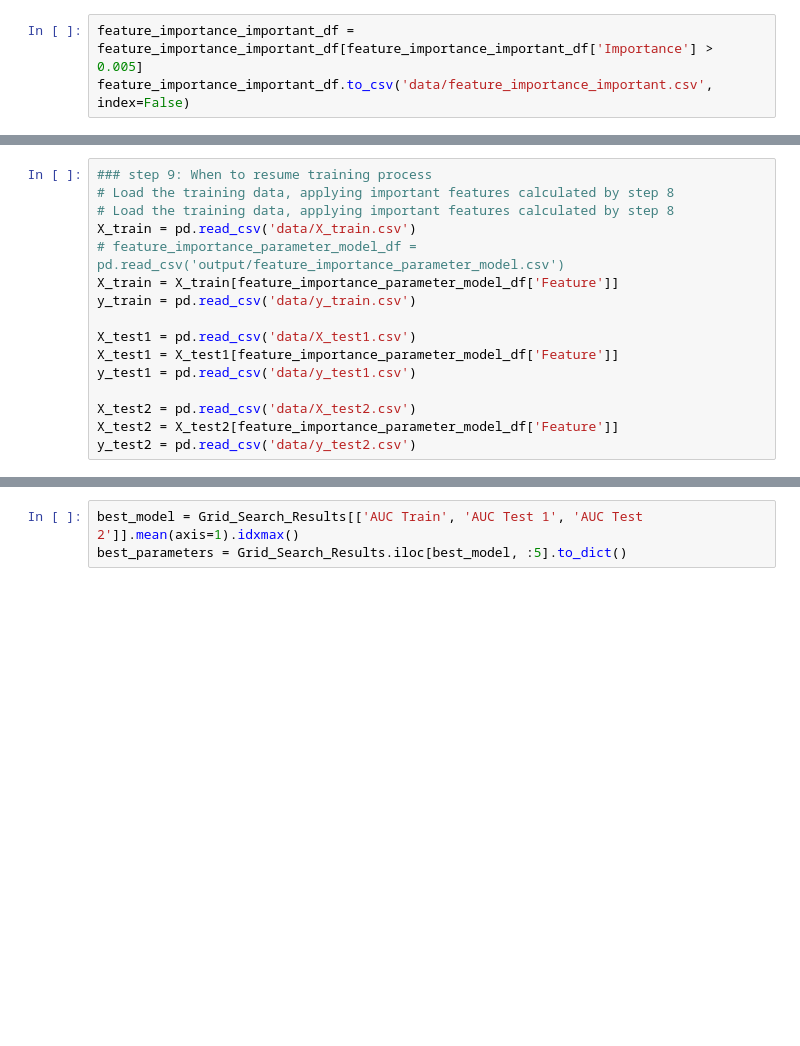
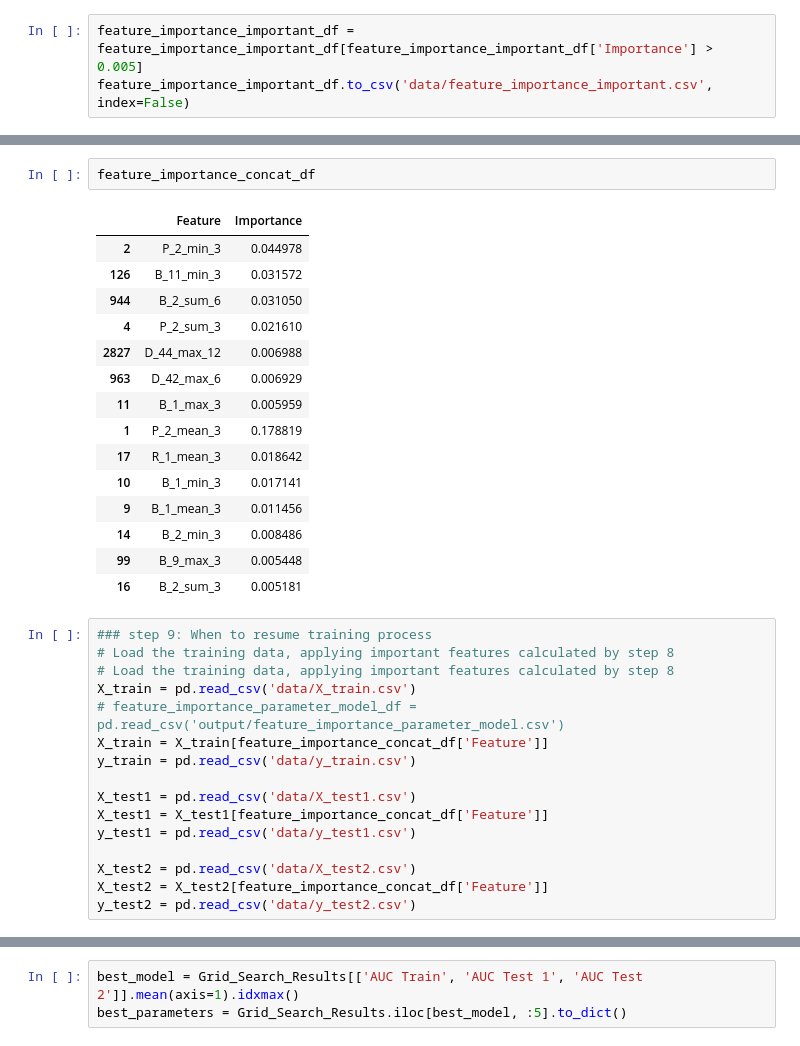
Before and after one commit to itoshiyanazawa/fall2024_ml_credit_risk, a Jupyter notebook: analysis_itoshi.ipynb, the cells around one changed output, grey strips where cells are left out. Cells and saved outputs as stored; diff of their text form; blank space fills up the shorter version.

```diff
--- a/analysis_itoshi.ipynb
+++ b/analysis_itoshi.ipynb
@@ -434,16 +436,34 @@ feature_importance_parameter_model_df
+# %%
+feature_importance_concat_df
+# %% [output]
+|  | Feature | Importance |
+| 2 | P_2_min_3 | 0.044978 |
+| 126 | B_11_min_3 | 0.031572 |
+| 944 | B_2_sum_6 | 0.031050 |
+| 4 | P_2_sum_3 | 0.021610 |
+| 2827 | D_44_max_12 | 0.006988 |
+| 963 | D_42_max_6 | 0.006929 |
+| 11 | B_1_max_3 | 0.005959 |
+| 1 | P_2_mean_3 | 0.178819 |
+| 17 | R_1_mean_3 | 0.018642 |
+| 10 | B_1_min_3 | 0.017141 |
+| 9 | B_1_mean_3 | 0.011456 |
+| 14 | B_2_min_3 | 0.008486 |
+| 99 | B_9_max_3 | 0.005448 |
+| 16 | B_2_sum_3 | 0.005181 |
 # %%
 ### step 9: When to resume training process
 # Load the training data, applying important features calculated by step 8
 # Load the training data, applying important features calculated by step 8
 X_train = pd.read_csv('data/X_train.csv')
 # feature_importance_parameter_model_df = pd.read_csv('output/feature_importance_parameter_model.csv')
-X_train = X_train[feature_importance_parameter_model_df['Feature']]
+X_train = X_train[feature_importance_concat_df['Feature']]
 y_train = pd.read_csv('data/y_train.csv')
 
 X_test1 = pd.read_csv('data/X_test1.csv')
-X_test1 = X_test1[feature_importance_parameter_model_df['Feature']]
+X_test1 = X_test1[feature_importance_concat_df['Feature']]
 y_test1 = pd.read_csv('data/y_test1.csv')
 
 X_test2 = pd.read_csv('data/X_test2.csv')
-X_test2 = X_test2[feature_importance_parameter_model_df['Feature']]
+X_test2 = X_test2[feature_importance_concat_df['Feature']]
 y_test2 = pd.read_csv('data/y_test2.csv')
```
Also changed, not shown: parts of 10 cells of this notebook.
